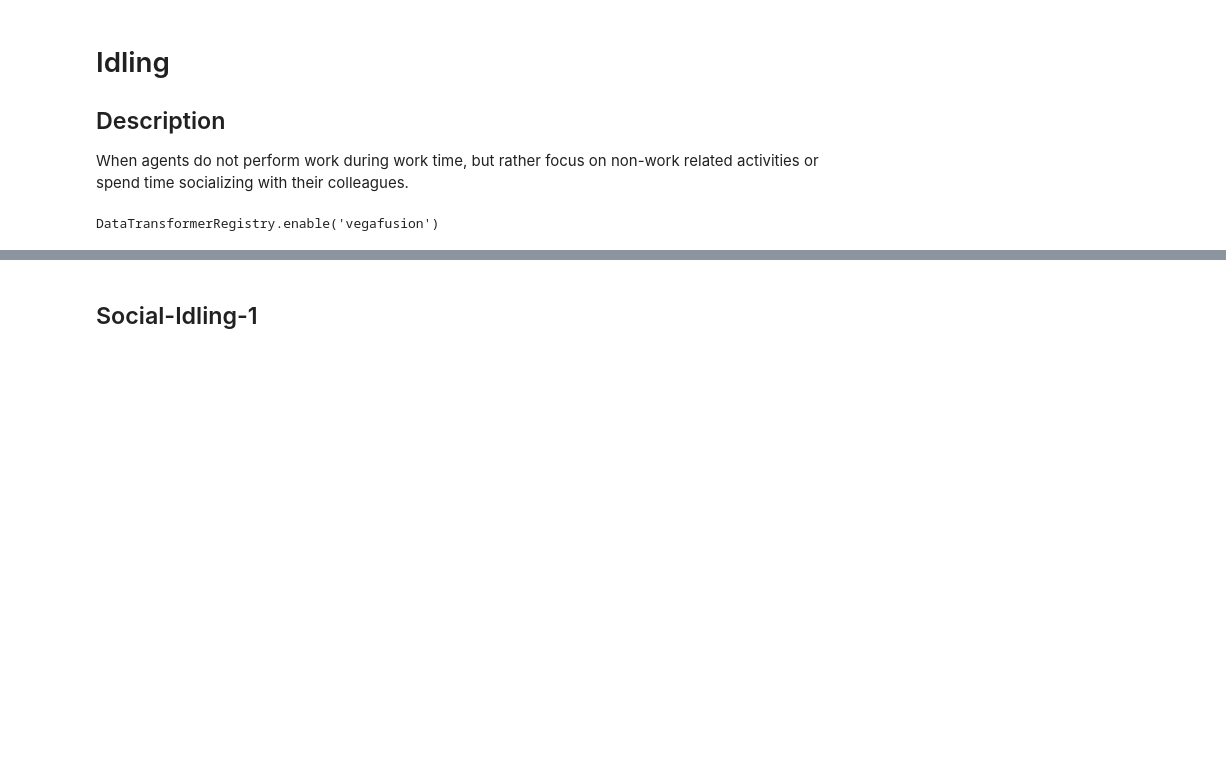
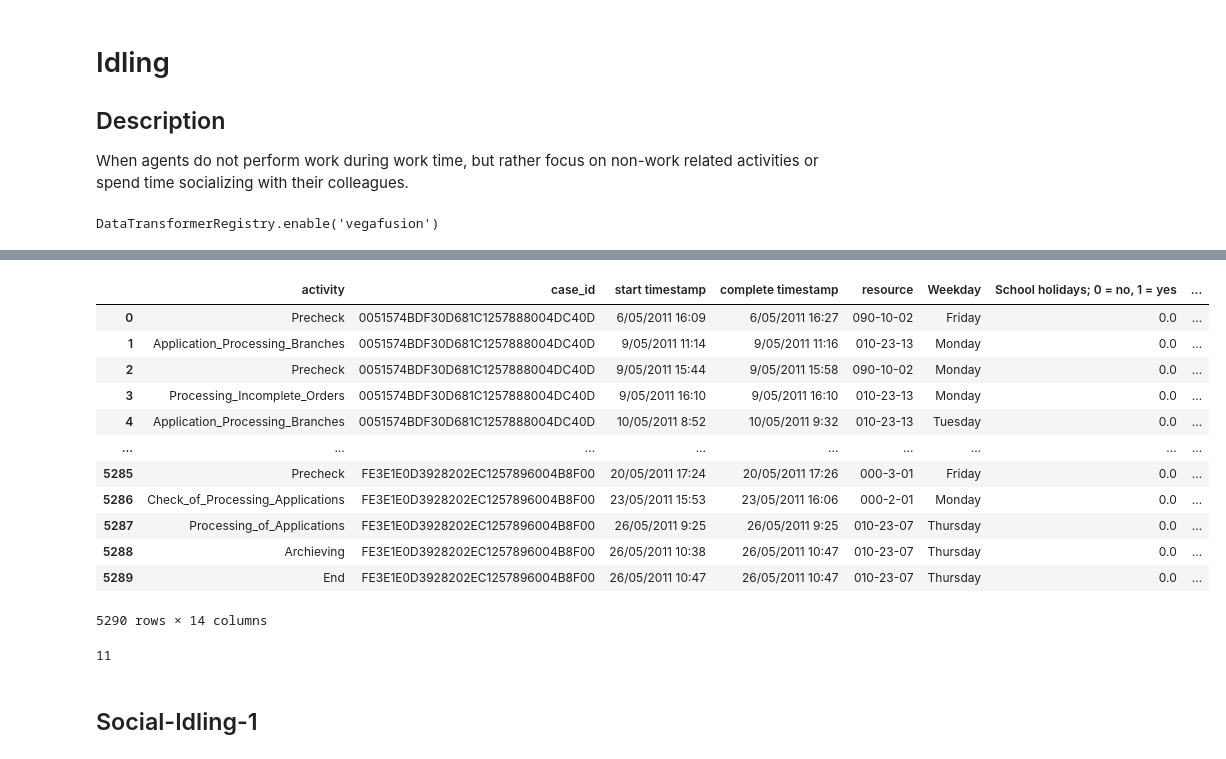
Before and after one commit to roy-jingyang/weasel_detection, a Jupyter notebook: Social-related/9_Idling.ipynb, the cells around one changed output, grey strips where cells are left out. Saved outputs shown, nothing was run; the diff lists cells and outputs as text; code cells hidden in the pictures; blank space fills up the shorter version.

```diff
--- a/Social-related/9_Idling.ipynb
+++ b/Social-related/9_Idling.ipynb
@@ -38,3 +44,31 @@ log
+# %%
+# proprietary
+log['department'] = log['resource'].apply(
+    lambda x: x.split('-')[0]
+)
+log['department_role'] = log['resource'].apply(
+    lambda x: x.split('-')[0] + '-' + x.split('-')[1]
+)
+log
+# %% [output]
+|  | activity | case_id | start timestamp | complete timestamp | resource | Weekday | School holidays; 0 = no, 1 = yes | ... |
+| 0 | Precheck | 0051574BDF30D681C1257888004DC40D | 6/05/2011 16:09 | 6/05/2011 16:27 | 090-10-02 | Friday | 0.0 | ... |
+| 1 | Application_Processing_Branches | 0051574BDF30D681C1257888004DC40D | 9/05/2011 11:14 | 9/05/2011 11:16 | 010-23-13 | Monday | 0.0 | ... |
+| 2 | Precheck | 0051574BDF30D681C1257888004DC40D | 9/05/2011 15:44 | 9/05/2011 15:58 | 090-10-02 | Monday | 0.0 | ... |
+| 3 | Processing_Incomplete_Orders | 0051574BDF30D681C1257888004DC40D | 9/05/2011 16:10 | 9/05/2011 16:10 | 010-23-13 | Monday | 0.0 | ... |
+| 4 | Application_Processing_Branches | 0051574BDF30D681C1257888004DC40D | 10/05/2011 8:52 | 10/05/2011 9:32 | 010-23-13 | Tuesday | 0.0 | ... |
+| ... | ... | ... | ... | ... | ... | ... | ... | ... |
+| 5285 | Precheck | FE3E1E0D3928202EC1257896004B8F00 | 20/05/2011 17:24 | 20/05/2011 17:26 | 000-3-01 | Friday | 0.0 | ... |
+| 5286 | Check_of_Processing_Applications | FE3E1E0D3928202EC1257896004B8F00 | 23/05/2011 15:53 | 23/05/2011 16:06 | 000-2-01 | Monday | 0.0 | ... |
+| 5287 | Processing_of_Applications | FE3E1E0D3928202EC1257896004B8F00 | 26/05/2011 9:25 | 26/05/2011 9:25 | 010-23-07 | Thursday | 0.0 | ... |
+| 5288 | Archieving | FE3E1E0D3928202EC1257896004B8F00 | 26/05/2011 10:38 | 26/05/2011 10:47 | 010-23-07 | Thursday | 0.0 | ... |
+| 5289 | End | FE3E1E0D3928202EC1257896004B8F00 | 26/05/2011 10:47 | 26/05/2011 10:47 | 010-23-07 | Thursday | 0.0 | ... |
+5290 rows × 14 columns
+# %%
+sel_resources = log.loc[log['department_role'] == '010-24', 'resource'].unique()
+print(len(sel_resources))
+# %% [output]
+11
 # %% [markdown]
 ## Social-Idling-1
 # %%
```
Also changed, not shown: parts of 5 cells of this notebook, 13 other files.
